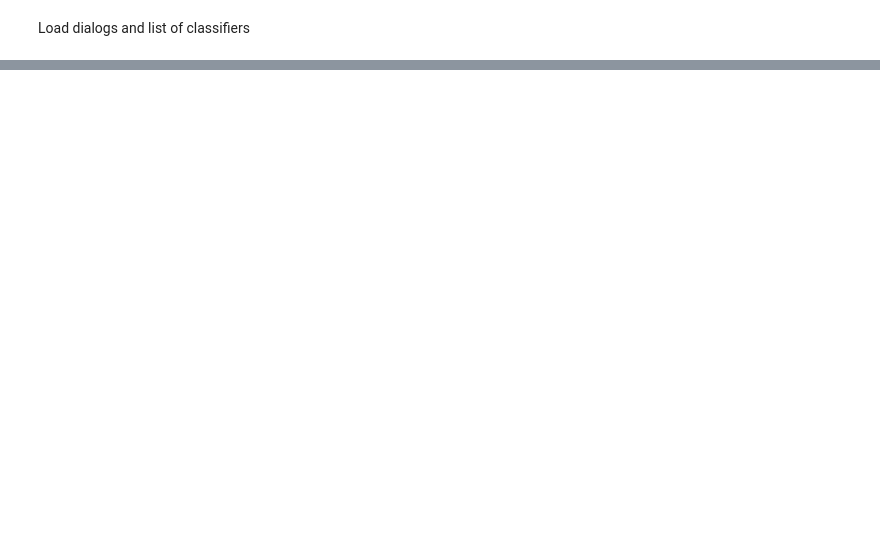
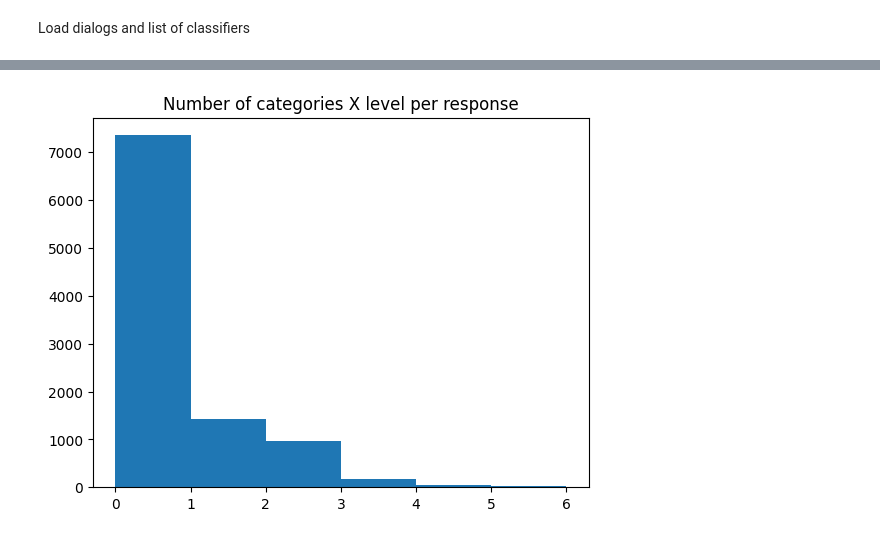
Before and after one commit to shivster2000/grammarctg, a Jupyter notebook: experiments/017_descriptive_stats.ipynb, the cells around one changed output, grey strips where cells are left out. Saved outputs shown, nothing was run; the diff lists cells and outputs as text; code cells hidden in the pictures; blank space fills up the shorter version.

```diff
--- a/experiments/017_descriptive_stats.ipynb
+++ b/experiments/017_descriptive_stats.ipynb
@@ -131,0 +192,7 @@ plt.show()
+# %%
+num_cat_levels = np.array([len(cats) for cats in found_cat_level])
+plt.hist(num_cat_levels, bins=max(num_cat_levels))
+plt.title("Number of categories X level per response")
+plt.show()
+# %% [output]
+[figure, added]
```
Also changed, not shown: parts of 21 cells of this notebook, 4 other files.
